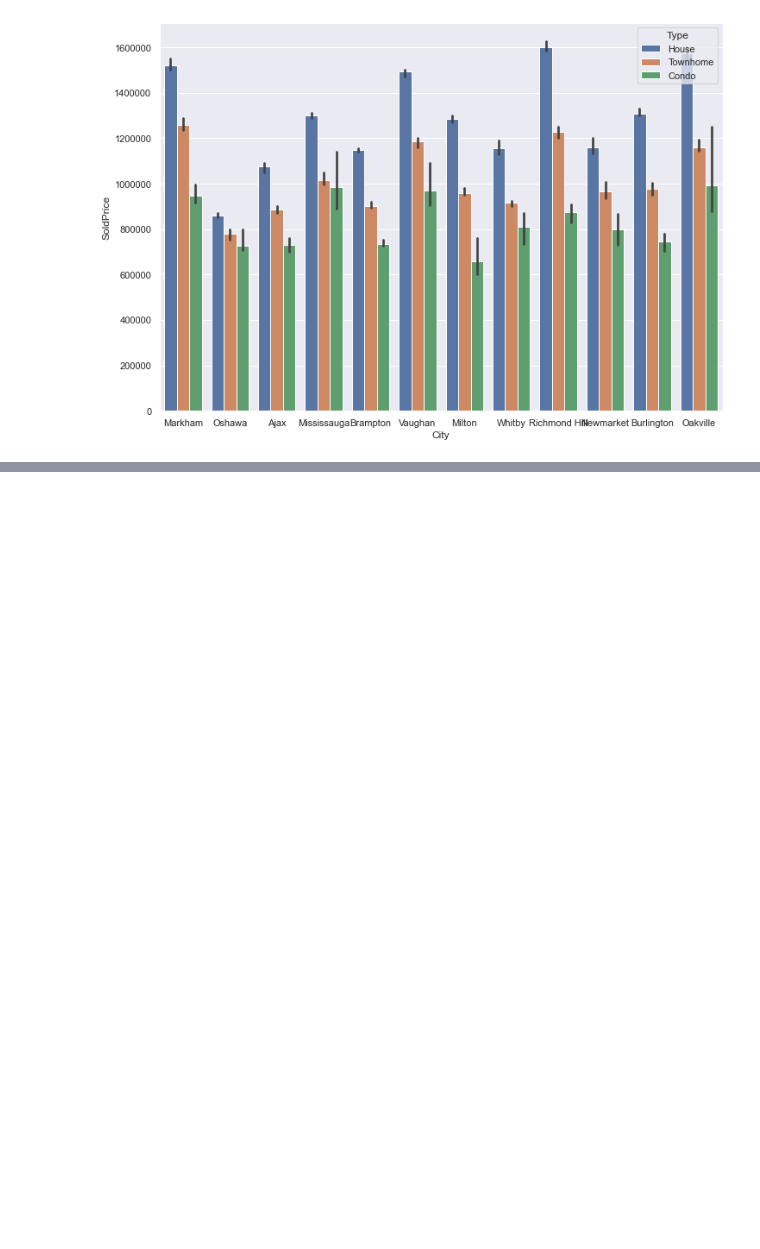
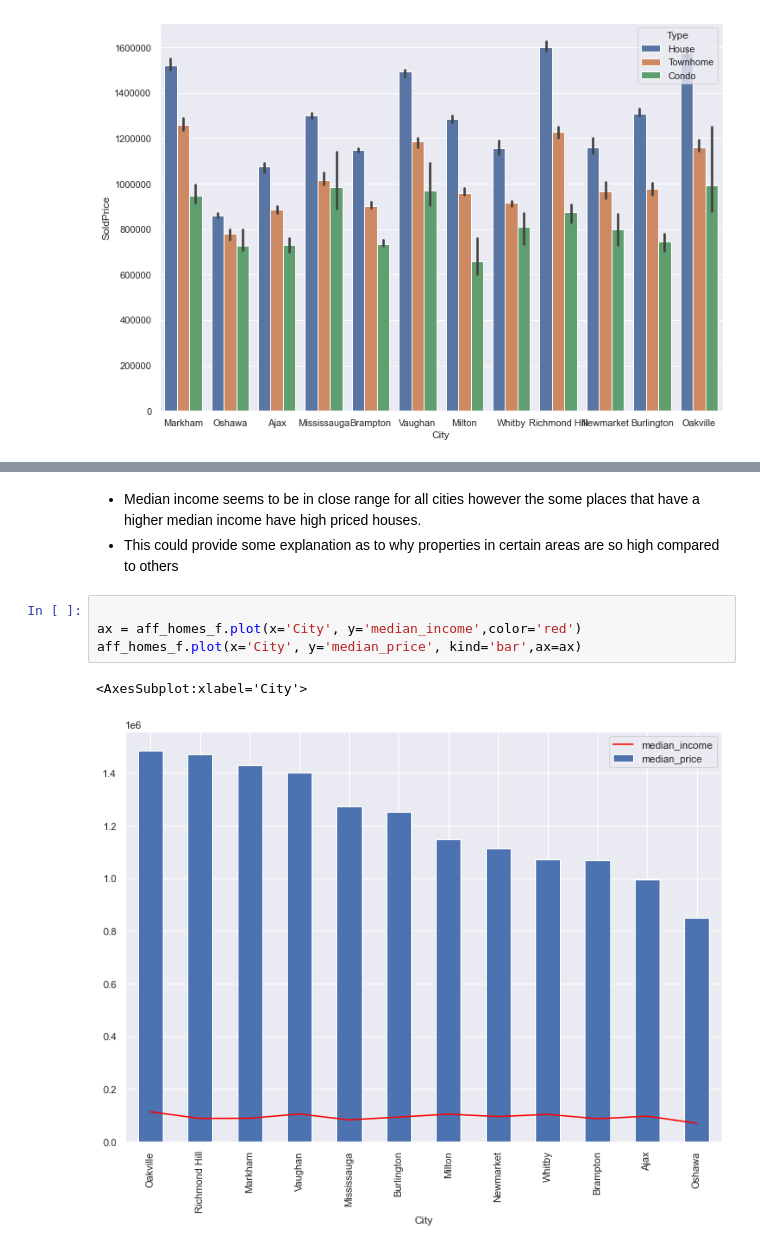
Before and after one commit to kemi-borisade/ontario-cities, a Jupyter notebook: housing_ontario-main.ipynb, the cells around one changed output, grey strips where cells are left out. Drawn from its saved outputs; the diff is of its cells as text; blank space fills up the shorter version.

```diff
--- a/housing_ontario-main.ipynb
+++ b/housing_ontario-main.ipynb
@@ -367,0 +433,10 @@ Feature Engineering (Median Income, Close Facilities, Dummy variable of types)
+# %% [markdown]
+- Median income seems to be in close range for all cities however the some places that have a higher median income have high priced houses.
+- This could provide some explanation as to why properties in certain areas are so high compared to others
+# %%
+
+ax = aff_homes_f.plot(x='City', y='median_income',color='red')
+aff_homes_f.plot(x='City', y='median_price', kind='bar',ax=ax)
+# %% [output]
+<AxesSubplot:xlabel='City'>
+[figure, added]
```
Also changed, not shown: parts of 62 cells of this notebook, 14 other files.
